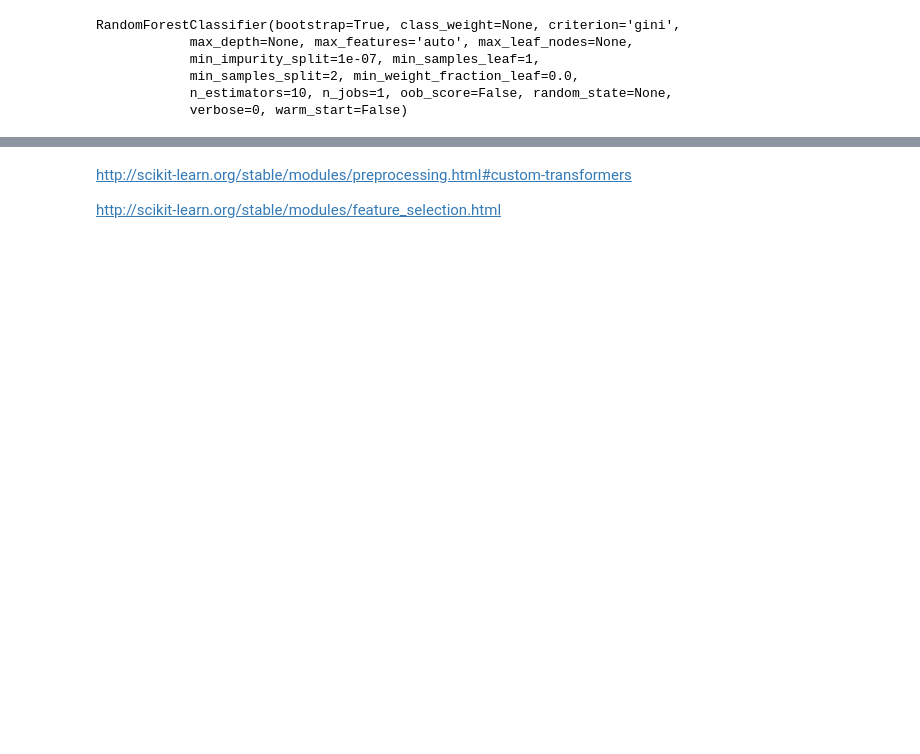
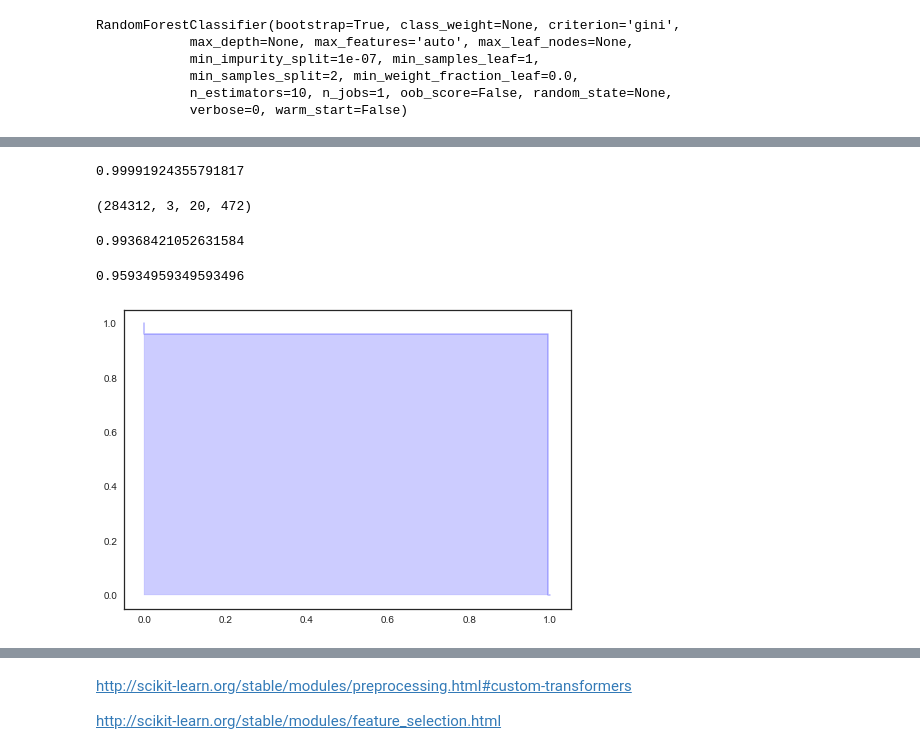
Before and after one commit to NekuSakuraba/machine-learning, a Jupyter notebook: projects/capstone/project/Project Development.ipynb, the cells around one changed output, grey strips where cells are left out. Cells and saved outputs as stored; diff of their text form; code cells hidden in the pictures; blank space fills up the shorter version.

```diff
--- a/projects/capstone/project/Project Development.ipynb
+++ b/projects/capstone/project/Project Development.ipynb
@@ -153,3 +154,4 @@ del df['Time']
 X, y = df.iloc[:,:-1], df.iloc[:,-1]
 # %%
-X.Amount = FunctionTransformer(np.log).fit_transform(X.Amount.reshape(-1, 1))
+X.Amount += 1
+X.Amount = FunctionTransformer(np.log).fit_transform(X.Amount.values.reshape(-1, 1))
@@ -212,0 +230,6 @@ array([['V13', '0.174781188102'],
+# %%
+ypred = clf.predict(X)
+# %%
+accuracy_score(y_pred=ypred, y_true=y)
+# %% [output]
+0.99991924355791817
@@ -212,0 +238,24 @@ array([['V13', '0.174781188102'],
+# %%
+tn, fp, fn, tp
+# %% [output]
+(284312, 3, 20, 472)
+# %%
+# precision
+tp / (tp + float(fp))
+# %% [output]
+0.99368421052631584
+# %%
+# recall
+tp / (tp + float(fn))
+# %% [output]
+0.95934959349593496
+# %%
+precision, recall, _ = precision_recall_curve(ypred, y)
+
+plt.step(recall, precision, color='b', alpha=0.2,
+         where='post')
+plt.fill_between(recall, precision, step='post', alpha=0.2,
+                 color='b')
+plt.show()
+# %% [output]
+[figure, added]
```
Also changed, not shown: parts of 33 cells of this notebook, 2 other files.
